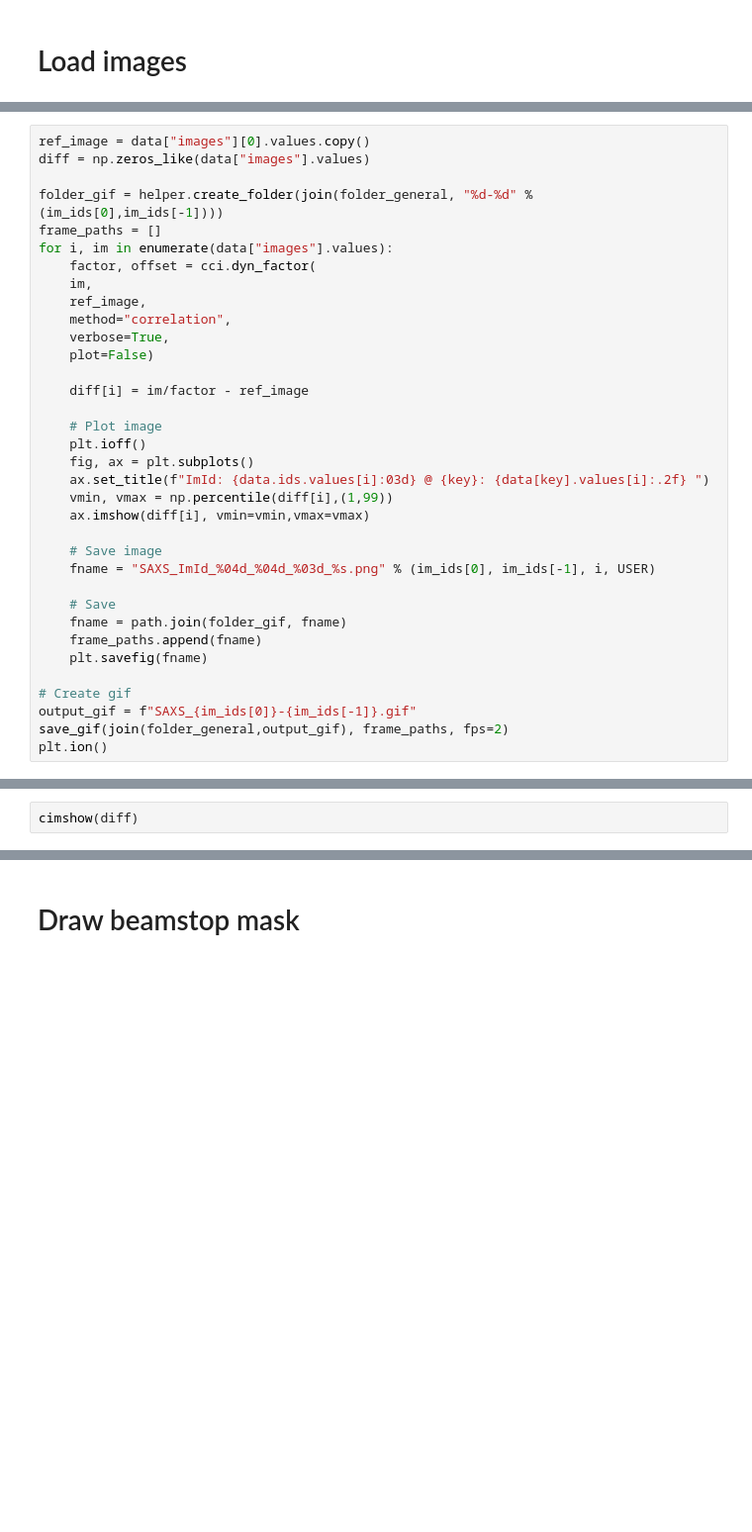
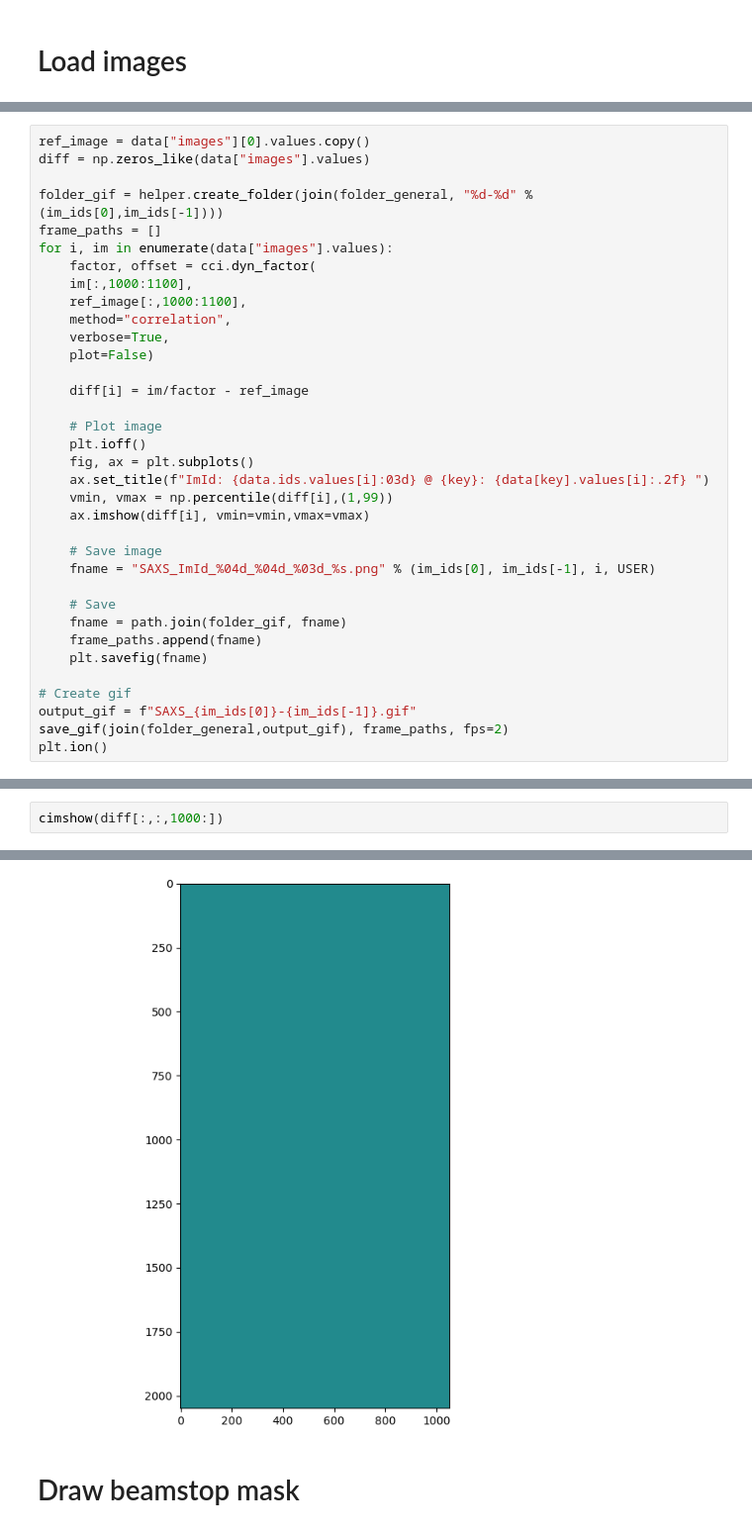
Before and after one commit to riccbatt/FTH-Phase-Retrieval-2609-SOLEIL-SEXTANTS, a Jupyter notebook: SAXS_Basic.ipynb, the cells around one changed output, grey strips where cells are left out. Shown at 99% size. Saved outputs shown, nothing was run; the diff lists cells and outputs as text; blank space fills up the shorter version.

```diff
--- a/SAXS_Basic.ipynb
+++ b/SAXS_Basic.ipynb
@@ -395,8 +421,8 @@ folder_gif = helper.create_folder(join(folder_general, "%d-%d" % (im_ids[0],im_i
 frame_paths = []
 for i, im in enumerate(data["images"].values):
     factor, offset = cci.dyn_factor(
-    im,
-    ref_image,
+    im[:,1000:1100],
+    ref_image[:,1000:1100],
     method="correlation",
     verbose=True,
     plot=False)
@@ -425,2 +475,3 @@ plt.ion()
 # %%
-cimshow(diff)
+cimshow(diff[:,:,1000:])
+# %% [output]
@@ -427,3 +481,4 @@ cimshow(diff)
+[figure, added]
 # %% [markdown]
 # Draw beamstop mask
 # %%
```
Also changed, not shown: parts of 7 cells of this notebook, 3 other files.
